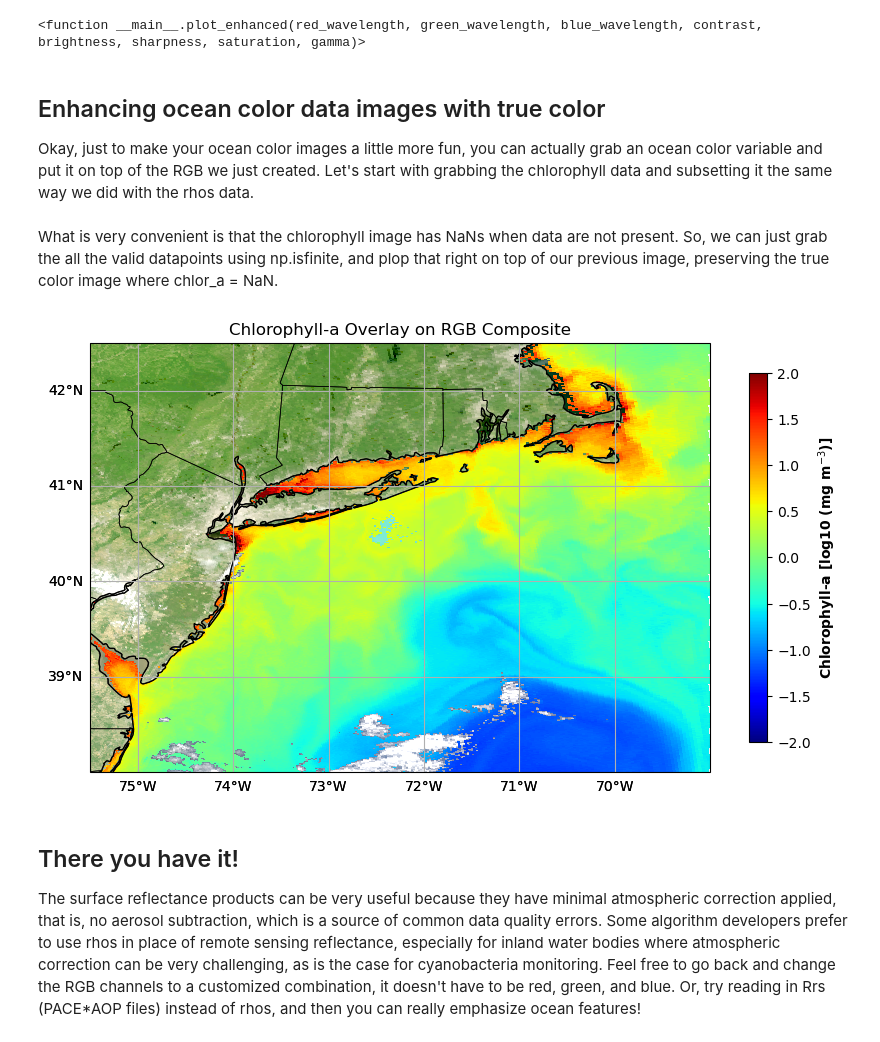
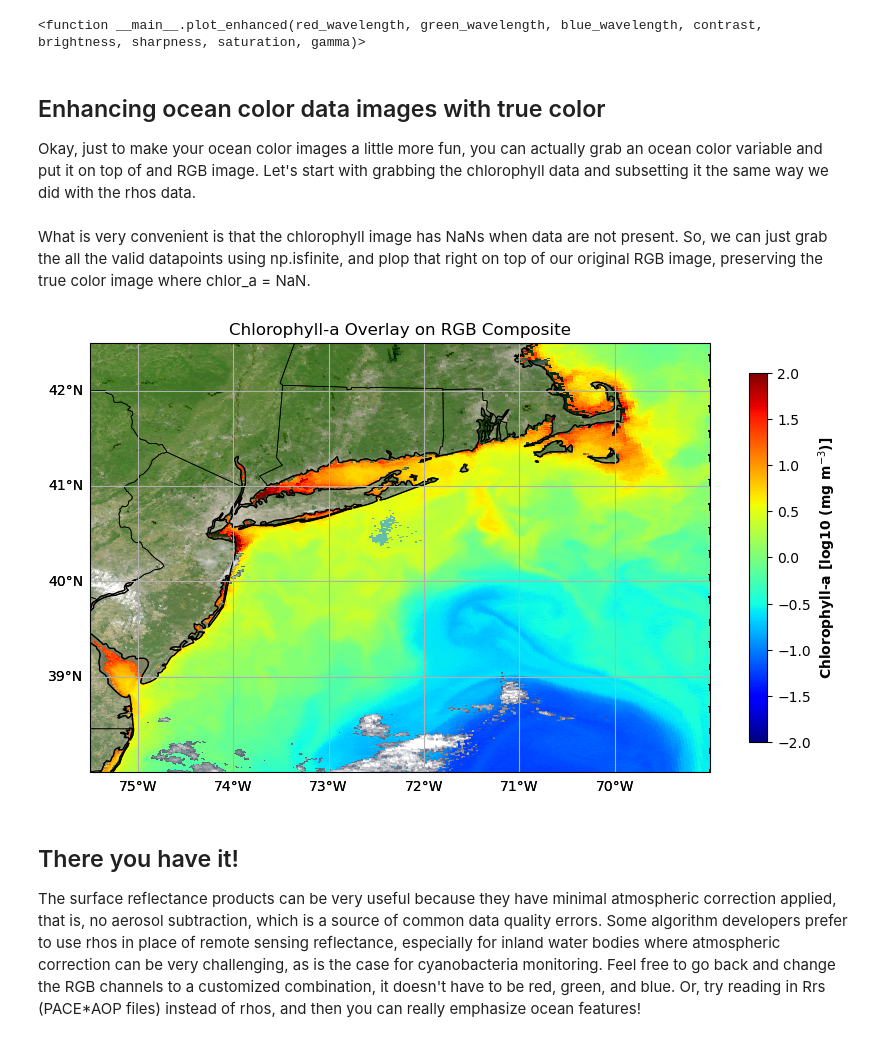
Before and after one commit to ocean-satellite-tools/hyperdawg, a Jupyter notebook: tutorials/python/enhanced_rgb.ipynb, the cells around one changed output. Saved outputs shown, nothing was run; the diff lists cells and outputs as text; code cells hidden in the pictures.

```diff
--- a/tutorials/python/enhanced_rgb.ipynb
+++ b/tutorials/python/enhanced_rgb.ipynb
@@ -249,7 +300,7 @@ interactive(children=(Dropdown(description='Red Wavelength', index=56, options=(
 # %% [markdown]
 ## Enhancing ocean color data images with true color
 
-Okay, just to make your ocean color images a little more fun, you can actually grab an ocean color variable and put it on top of the RGB we just created. Let's start with grabbing the chlorophyll data and subsetting it the same way we did with the rhos data.
+Okay, just to make your ocean color images a little more fun, you can actually grab an ocean color variable and put it on top of and RGB image. Let's start with grabbing the chlorophyll data and subsetting it the same way we did with the rhos data.
 # %%
 bbox = (-74.0, 40.0, -72.0, 41.0)
 import xarray as xr
@@ -272,7 +323,7 @@ chlor_box = chlor_a.where((
         & (chlor_a["longitude"] < -69.0)),
     drop=True)
 # %% [markdown]
-What is very convenient is that the chlorophyll image has NaNs when data are not present. So, we can just grab the all the valid datapoints using np.isfinite, and plop that right on top of our previous image, preserving the true color image where chlor_a = NaN.
+What is very convenient is that the chlorophyll image has NaNs when data are not present. So, we can just grab the all the valid datapoints using np.isfinite, and plop that right on top of our original RGB image, preserving the true color image where chlor_a = NaN.
 # %%
 # Normalize chlorophyll-a
 chlor_a = chlor_box["chlor_a"]
@@ -291,35 +342,35 @@ gl.xlines = False
 gl.ylines = False
 gl.xlabel_style = {'size': 10}
 gl.ylabel_style = {'size': 10}
 ax.add_feature(cartopy.feature.STATES, linewidth=0.5)
 ax.coastlines()
 ax.gridlines(draw_labels={"bottom": "x", "left": "y"})
 
 # Plot RGB background
-plt.pcolormesh(lon, lat, np.clip(rgb * 1.5, 0, 1), shading='auto')
+plt.pcolormesh(lon, lat, np.clip(rgb * 1.2, 0, 1), shading='auto')
 
 # Overlay chlorophyll-a where valid
 chlor_plot = ax.pcolormesh(
     lon, lat, np.log10(chlor_display),
     cmap='jet',
     shading='auto',
     vmin=-2, vmax=2
     #alpha=np.where(chlor_mask, 0.7, 0)  # Use alpha mask for transparency
 )
 
 # Optional colorbar
 cbar = plt.colorbar(chlor_plot, ax=ax, shrink=0.8, pad=0.05)
 cbar.set_label('Chlorophyll-a [log10 (mg m$^{-3}$)]', weight='bold')
 
 # Labels and limits
 plt.xlabel("Longitude")
 plt.ylabel("Latitude")
 plt.xlim(-75.5, -69.0)
 plt.ylim(38.0, 42.5)
 plt.title('Chlorophyll-a Overlay on RGB Composite')
 plt.show()
 # %% [output]
-[figure, old version]
+[figure, new version]
 # %% [markdown]
 ## There you have it!
 
```
Also changed, not shown: parts of 3 cells of this notebook.
